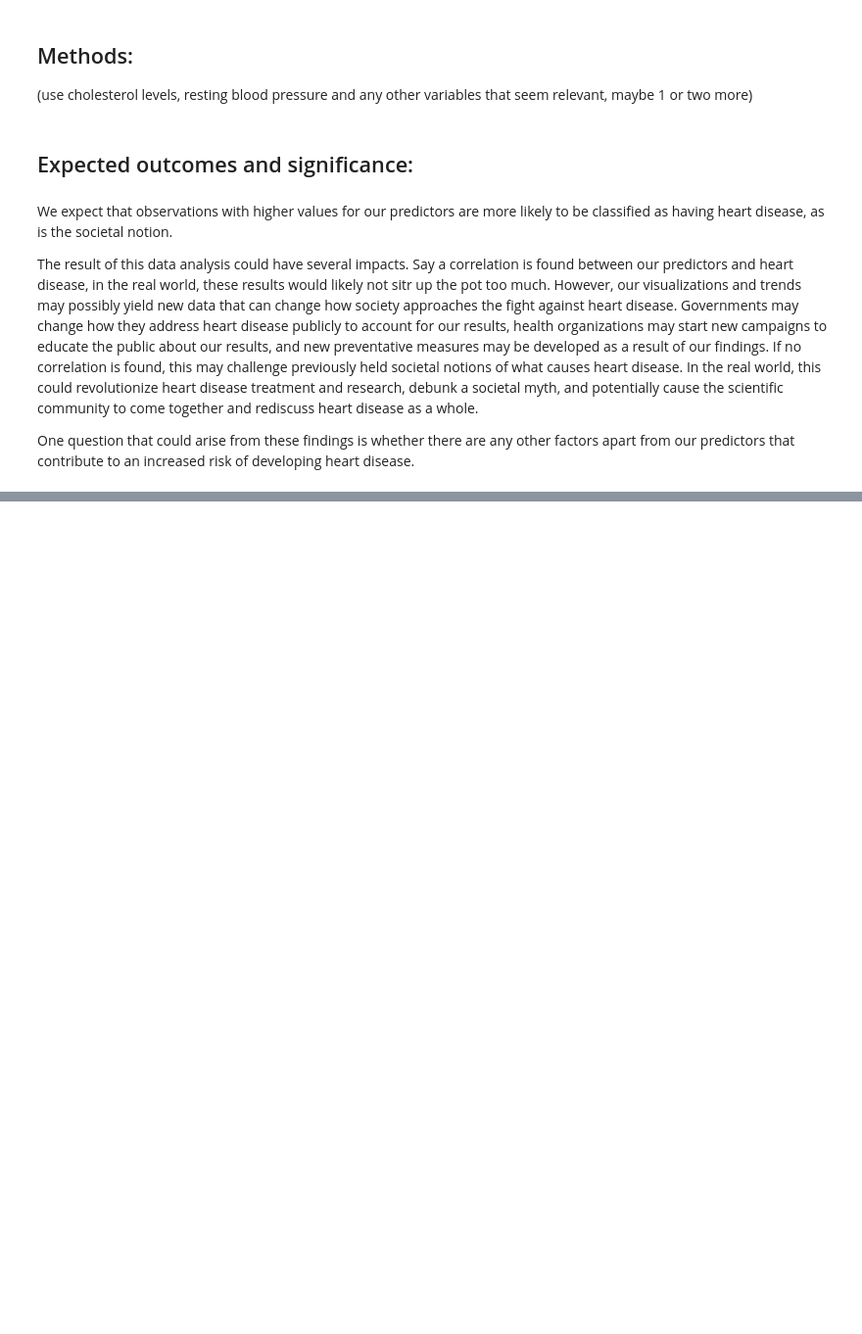
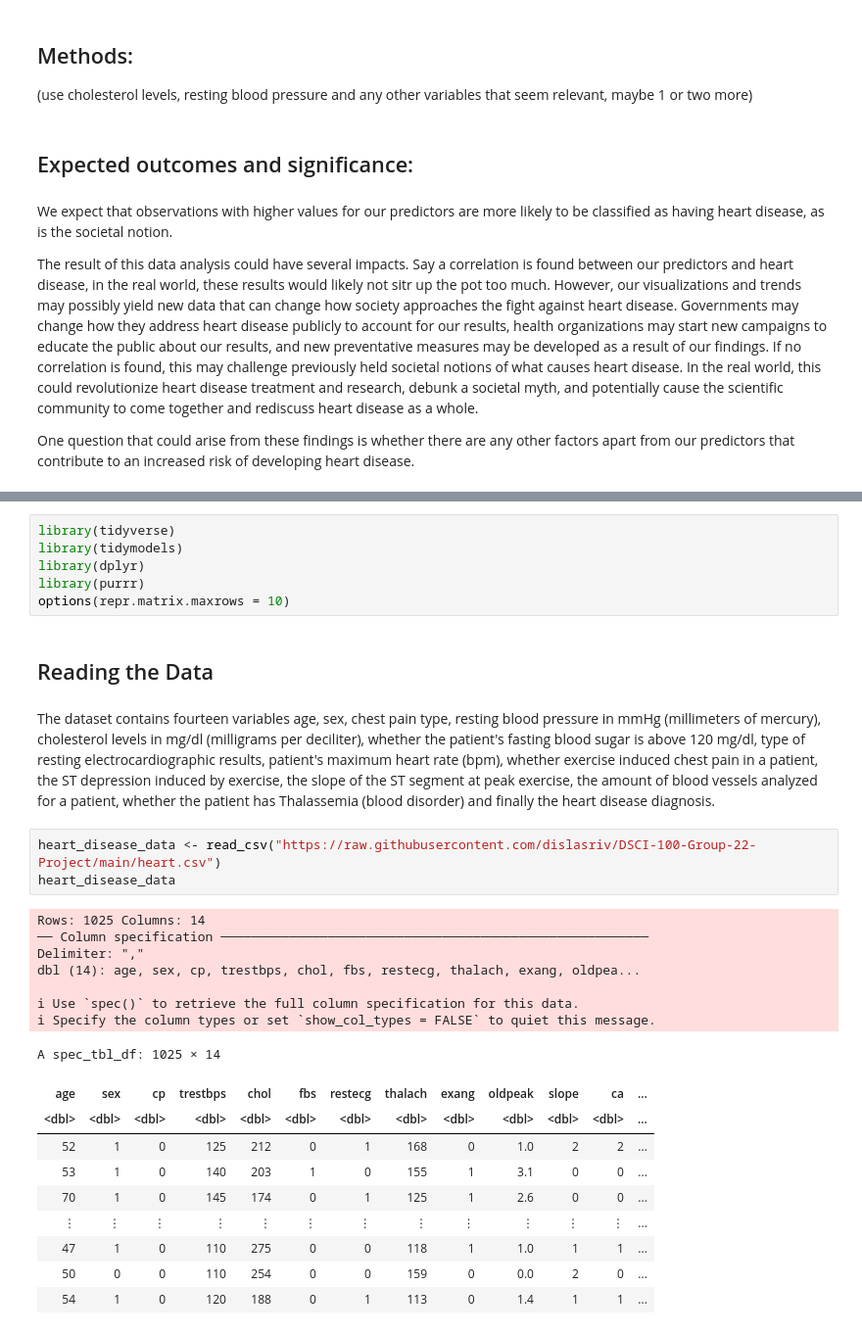
Before and after one commit to dislasriv/Heart-Disease-Data-Analysis, a Jupyter notebook: ProjectProposal.ipynb, the cells around one changed output, grey strips where cells are left out. Shown at 98% size. Saved outputs shown, nothing was run; the diff lists cells and outputs as text; blank space fills up the shorter version.

```diff
--- a/ProjectProposal.ipynb
+++ b/ProjectProposal.ipynb
@@ -80,0 +167,31 @@ One question that could arise from these findings is whether there are any other
+# %%
+library(tidyverse)
+library(tidymodels)
+library(dplyr)
+library(purrr)
+options(repr.matrix.maxrows = 10)
+# %% [markdown]
+## Reading the Data
+# %% [markdown]
+The dataset contains fourteen variables age, sex, chest pain type, resting blood pressure in mmHg (millimeters of mercury), cholesterol levels in mg/dl (milligrams per deciliter), whether the patient's fasting blood sugar is above 120 mg/dl, type of resting electrocardiographic results, patient's maximum heart rate (bpm), whether exercise induced chest pain in a patient, the ST depression induced by exercise, the slope of the ST segment at peak exercise, the amount of blood vessels analyzed for a patient, whether the patient has Thalassemia (blood disorder) and finally the heart disease diagnosis.
+# %%
+heart_disease_data <- read_csv("https://raw.githubusercontent.com/dislasriv/DSCI-100-Group-22-Project/main/heart.csv")
+heart_disease_data
+# %% [output]
+Rows: 1025 Columns: 14
+── Column specification ────────────────────────────────────────────────────────
+Delimiter: ","
+dbl (14): age, sex, cp, trestbps, chol, fbs, restecg, thalach, exang, oldpea...
+
+ℹ Use `spec()` to retrieve the full column specification for this data.
+ℹ Specify the column types or set `show_col_types = FALSE` to quiet this message.
+A spec_tbl_df: 1025 × 14
+| age | sex | cp | trestbps | chol | fbs | restecg | thalach | exang | oldpeak | slope | ca | ... |
+| <dbl> | <dbl> | <dbl> | <dbl> | <dbl> | <dbl> | <dbl> | <dbl> | <dbl> | <dbl> | <dbl> | <dbl> | ... |
+| 52 | 1 | 0 | 125 | 212 | 0 | 1 | 168 | 0 | 1.0 | 2 | 2 | ... |
+| 53 | 1 | 0 | 140 | 203 | 1 | 0 | 155 | 1 | 3.1 | 0 | 0 | ... |
+| 70 | 1 | 0 | 145 | 174 | 0 | 1 | 125 | 1 | 2.6 | 0 | 0 | ... |
+| ⋮ | ⋮ | ⋮ | ⋮ | ⋮ | ⋮ | ⋮ | ⋮ | ⋮ | ⋮ | ⋮ | ⋮ | ... |
+| 47 | 1 | 0 | 110 | 275 | 0 | 0 | 118 | 1 | 1.0 | 1 | 1 | ... |
+| 50 | 0 | 0 | 110 | 254 | 0 | 0 | 159 | 0 | 0.0 | 2 | 0 | ... |
+| 54 | 1 | 0 | 120 | 188 | 0 | 1 | 113 | 0 | 1.4 | 1 | 1 | ... |
```
Also changed, not shown: parts of 21 cells of this notebook.
